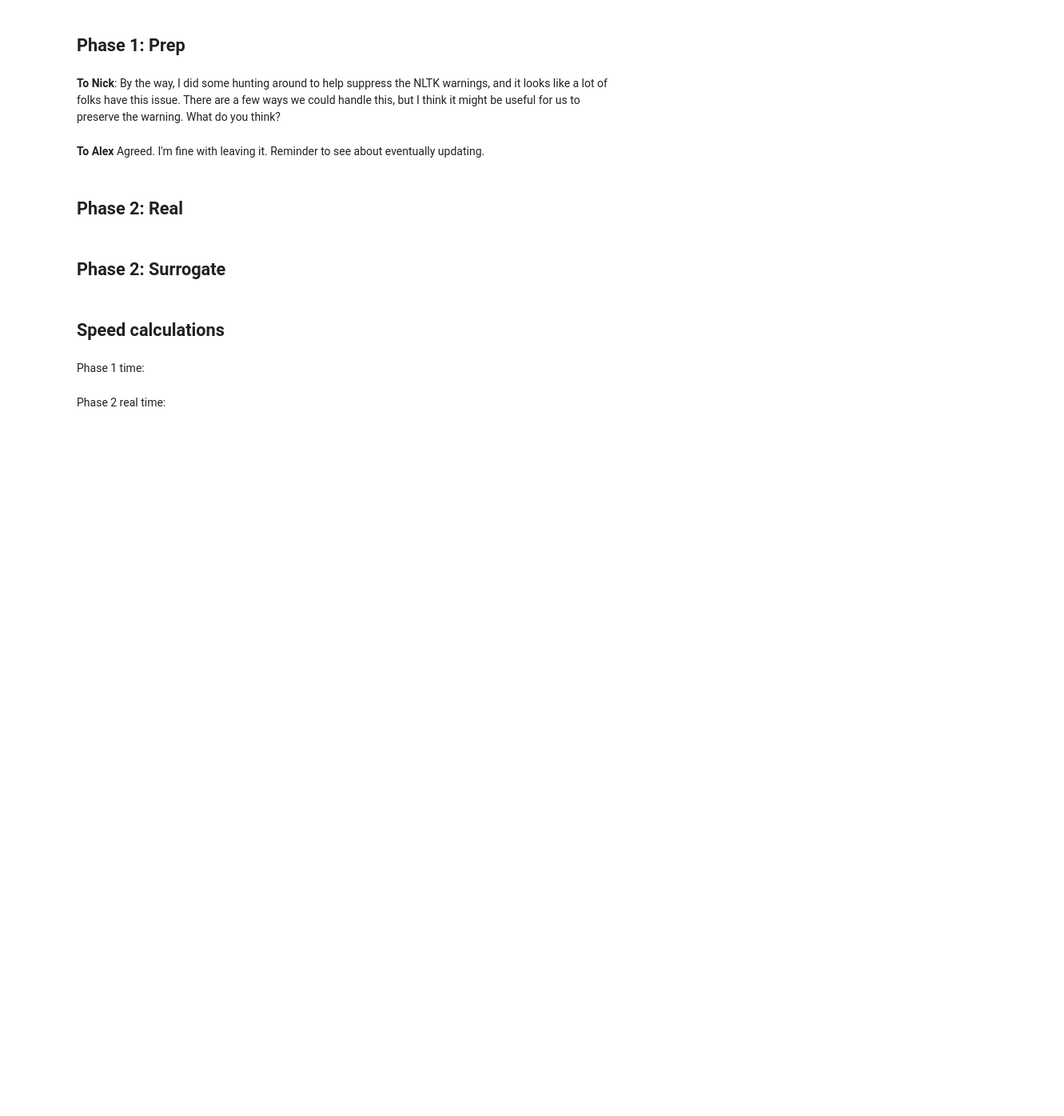
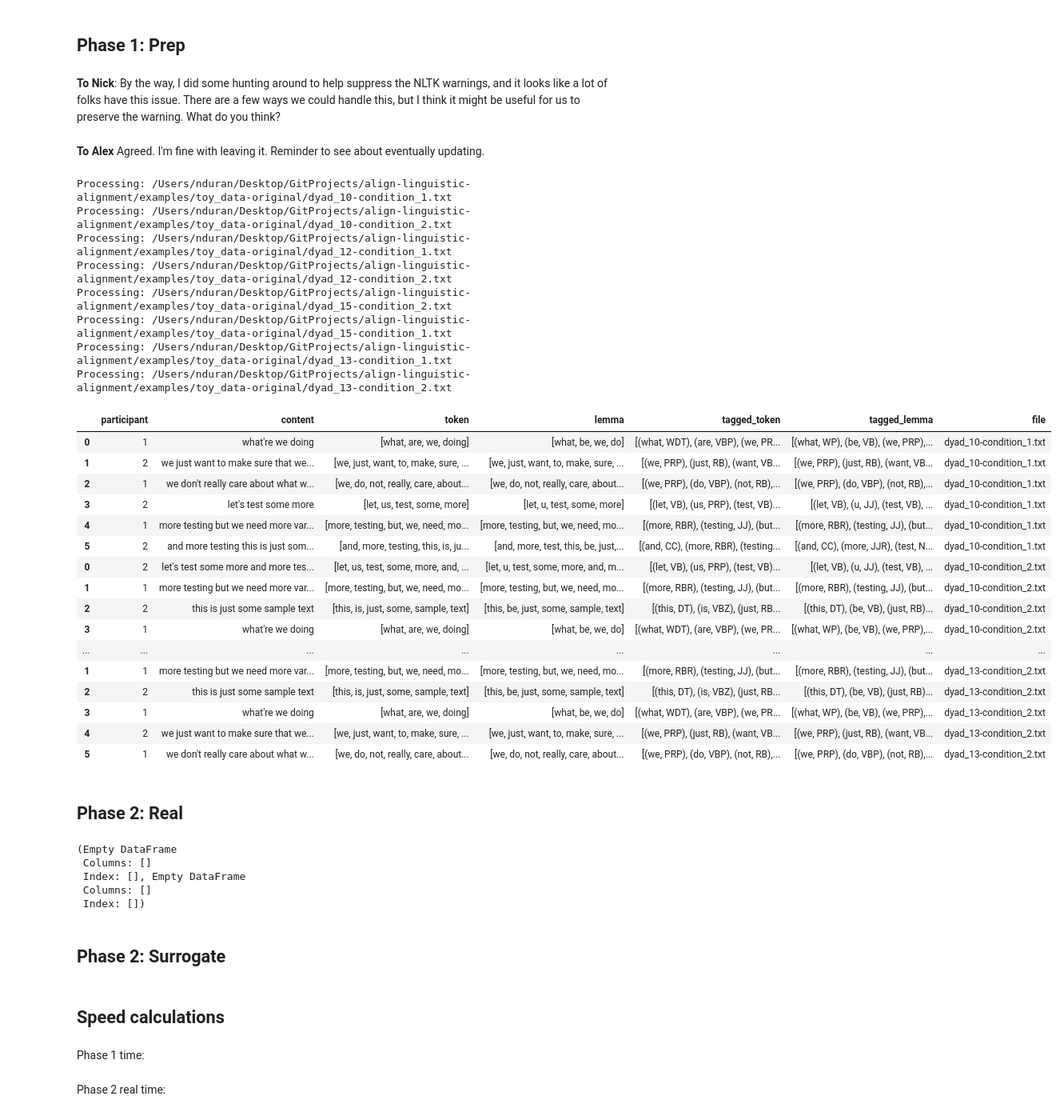
Before and after one commit to nickduran/align-linguistic-alignment, a Jupyter notebook: ALIGN_MASTER.ipynb, the cells around one changed output. Shown at 80% size. Drawn from its saved outputs; the diff is of its cells as text; code cells hidden in the pictures; blank space fills up the shorter version.

```diff
--- a/ALIGN_MASTER.ipynb
+++ b/ALIGN_MASTER.ipynb
@@ -687,6 +700,7 @@ def PHASE1RUN(input_files,
               training_dictionary,
               minwords=2,
               use_filler_list=None,
+              use_both=False,
               add_stanford_tags=False,
               stanford_pos_path=None,
               input_as_directory=True,
@@ -752,7 +766,8 @@ def PHASE1RUN(input_files,
         # clean up, merge, spellcheck, tokenize, lemmatize, and POS-tag
         dataframe = InitialCleanup(dataframe,
                                   minwords=minwords,
-                                  use_filler_list=use_filler_list)
+                                  use_filler_list=use_filler_list,
+                                  use_both=use_both)
         dataframe = AdjacentMerge(dataframe)
 
         # tokenize and lemmatize
@@ -1749,27 +1766,58 @@ start_phase1 = time.time()
 # %% [markdown]
 **To Alex** Agreed. I'm fine with leaving it. Reminder to see about eventually updating.
 # %%
-specified_filler_list = ['ignore','these','words']
+# specified_filler_list = ['ignore','these','words']
+specified_filler_list = ['yeah']
 #loaded_filler_list = list(pd.read_csv(INPUT_PATH+'package_files/fillers.txt',squeeze=True))
 
 model_store = PHASE1RUN(
           input_files=INPUT_PATH+TRANSCRIPTS,
+#           input_files=INPUT_PATH+'TRANSCRIPTS/',
           input_as_directory=True,
           save_concatenated_dataframe=True,
           output_file_directory=INPUT_PATH+PREPPED_TRANSCRIPTS,
           training_dictionary=INPUT_PATH+'package_files/tasa.txt',
           minwords=3,
-          use_filler_list=None,
-          add_stanford_tags=True,
+#           use_filler_list=None,
+          use_filler_list=specified_filler_list,
+          use_both=True,
+          add_stanford_tags=False,
           stanford_pos_path=STANFORD_POS_PATH)
 model_store
+# %% [output]
+Processing: /Users/nduran/Desktop/GitProjects/align-linguistic-alignment/examples/toy_data-original/dyad_10-condition_1.txt
+Processing: /Users/nduran/Desktop/GitProjects/align-linguistic-alignment/examples/toy_data-original/dyad_10-condition_2.txt
+Processing: /Users/nduran/Desktop/GitProjects/align-linguistic-alignment/examples/toy_data-original/dyad_12-condition_1.txt
+Processing: /Users/nduran/Desktop/GitProjects/align-linguistic-alignment/examples/toy_data-original/dyad_12-condition_2.txt
+Processing: /Users/nduran/Desktop/GitProjects/align-linguistic-alignment/examples/toy_data-original/dyad_15-condition_2.txt
+Processing: /Users/nduran/Desktop/GitProjects/align-linguistic-alignment/examples/toy_data-original/dyad_15-condition_1.txt
+Processing: /Users/nduran/Desktop/GitProjects/align-linguistic-alignment/examples/toy_data-original/dyad_13-condition_1.txt
+Processing: /Users/nduran/Desktop/GitProjects/align-linguistic-alignment/examples/toy_data-original/dyad_13-condition_2.txt
+|  | participant | content | token | lemma | tagged_token | tagged_lemma | file |
+| 0 | 1 | what're we doing | [what, are, we, doing] | [what, be, we, do] | [(what, WDT), (are, VBP), (we, PR... | [(what, WP), (be, VB), (we, PRP),... | dyad_10-condition_1.txt |
+| 1 | 2 | we just want to make sure that we... | [we, just, want, to, make, sure, ... | [we, just, want, to, make, sure, ... | [(we, PRP), (just, RB), (want, VB... | [(we, PRP), (just, RB), (want, VB... | dyad_10-condition_1.txt |
+| 2 | 1 | we don't really care about what w... | [we, do, not, really, care, about... | [we, do, not, really, care, about... | [(we, PRP), (do, VBP), (not, RB),... | [(we, PRP), (do, VBP), (not, RB),... | dyad_10-condition_1.txt |
+| 3 | 2 | let's test some more | [let, us, test, some, more] | [let, u, test, some, more] | [(let, VB), (us, PRP), (test, VB)... | [(let, VB), (u, JJ), (test, VB), ... | dyad_10-condition_1.txt |
+| 4 | 1 | more testing but we need more var... | [more, testing, but, we, need, mo... | [more, testing, but, we, need, mo... | [(more, RBR), (testing, JJ), (but... | [(more, RBR), (testing, JJ), (but... | dyad_10-condition_1.txt |
+| 5 | 2 | and more testing this is just som... | [and, more, testing, this, is, ju... | [and, more, test, this, be, just,... | [(and, CC), (more, RBR), (testing... | [(and, CC), (more, JJR), (test, N... | dyad_10-condition_1.txt |
+| 0 | 2 | let's test some more and more tes... | [let, us, test, some, more, and, ... | [let, u, test, some, more, and, m... | [(let, VB), (us, PRP), (test, VB)... | [(let, VB), (u, JJ), (test, VB), ... | dyad_10-condition_2.txt |
+| 1 | 1 | more testing but we need more var... | [more, testing, but, we, need, mo... | [more, testing, but, we, need, mo... | [(more, RBR), (testing, JJ), (but... | [(more, RBR), (testing, JJ), (but... | dyad_10-condition_2.txt |
+| 2 | 2 | this is just some sample text | [this, is, just, some, sample, text] | [this, be, just, some, sample, text] | [(this, DT), (is, VBZ), (just, RB... | [(this, DT), (be, VB), (just, RB)... | dyad_10-condition_2.txt |
+| 3 | 1 | what're we doing | [what, are, we, doing] | [what, be, we, do] | [(what, WDT), (are, VBP), (we, PR... | [(what, WP), (be, VB), (we, PRP),... | dyad_10-condition_2.txt |
+| ... | ... | ... | ... | ... | ... | ... | ... |
+| 1 | 1 | more testing but we need more var... | [more, testing, but, we, need, mo... | [more, testing, but, we, need, mo... | [(more, RBR), (testing, JJ), (but... | [(more, RBR), (testing, JJ), (but... | dyad_13-condition_2.txt |
+| 2 | 2 | this is just some sample text | [this, is, just, some, sample, text] | [this, be, just, some, sample, text] | [(this, DT), (is, VBZ), (just, RB... | [(this, DT), (be, VB), (just, RB)... | dyad_13-condition_2.txt |
+| 3 | 1 | what're we doing | [what, are, we, doing] | [what, be, we, do] | [(what, WDT), (are, VBP), (we, PR... | [(what, WP), (be, VB), (we, PRP),... | dyad_13-condition_2.txt |
+| 4 | 2 | we just want to make sure that we... | [we, just, want, to, make, sure, ... | [we, just, want, to, make, sure, ... | [(we, PRP), (just, RB), (want, VB... | [(we, PRP), (just, RB), (want, VB... | dyad_13-condition_2.txt |
+| 5 | 1 | we don't really care about what w... | [we, do, not, really, care, about... | [we, do, not, really, care, about... | [(we, PRP), (do, VBP), (not, RB),... | [(we, PRP), (do, VBP), (not, RB),... | dyad_13-condition_2.txt |
 # %% [markdown]
 ## Phase 2: Real
 # %%
 start_phase2real = time.time()
 # %%
 [turn_real,convo_real]= PHASE2RUN_REAL(
-                        input_files = INPUT_PATH+PREPPED_TRANSCRIPTS,
+#                         input_files = INPUT_PATH+PREPPED_TRANSCRIPTS,
+                        input_files = INPUT_PATH+'PREPPED_TRANSCRIPTS_STANFORD/',
                         input_as_directory=True,
                         output_file_directory = INPUT_PATH+ANALYSIS_READY,
                         delay=1,
@@ -1782,6 +1830,12 @@ start_phase2real = time.time()
                         high_sd_cutoff=3,
                         low_n_cutoff=1)
 turn_real,convo_real
+# %% [output]
+(Empty DataFrame
+ Columns: []
+ Index: [], Empty DataFrame
+ Columns: []
+ Index: [])
 # %% [markdown]
 ## Phase 2: Surrogate
 # %%
```
Also changed, not shown: parts of 6 cells of this notebook.
